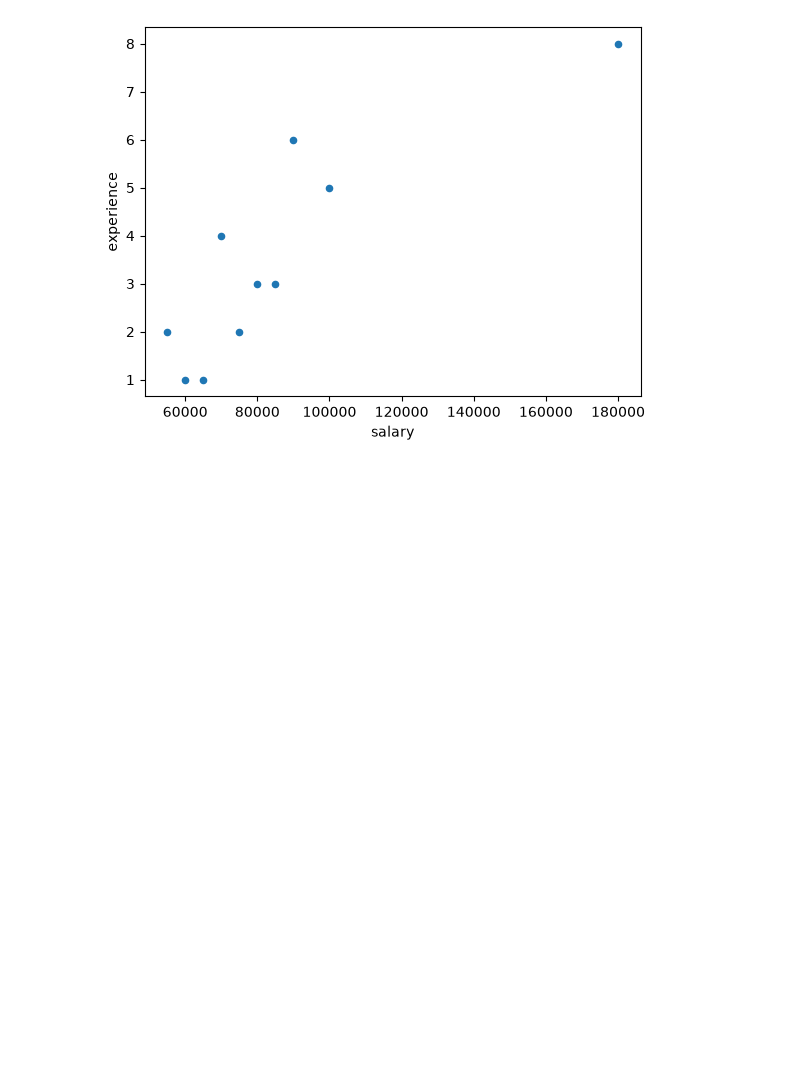
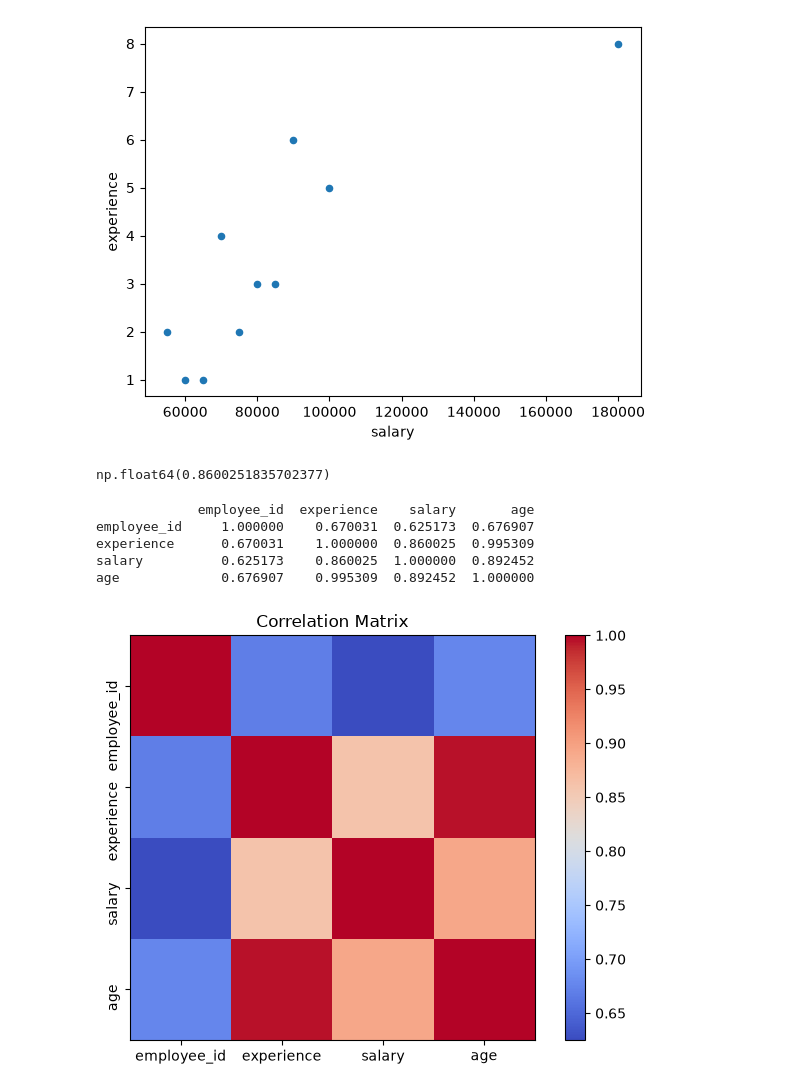
Before and after one commit to anhquang2605/Python-Learning, a Jupyter notebook: day 11.ipynb, the cells around one changed output. Drawn from its saved outputs; the diff is of its cells as text; code cells hidden in the pictures; blank space fills up the shorter version.

```diff
--- a/day 11.ipynb
+++ b/day 11.ipynb
@@ -94,3 +94,34 @@ df.plot(kind='scatter', x='salary', y='experience')
 # %% [output]
 <Axes: xlabel='salary', ylabel='experience'>
 [figure]
+# %%
+df['salary'].corr(df['experience'])
+# %% [output]
+np.float64(0.8600251835702377)
+# %%
+correlation_matrix = df.corr(numeric_only=True)
+print(correlation_matrix)
+# %% [output]
+             employee_id  experience    salary       age
+employee_id     1.000000    0.670031  0.625173  0.676907
+experience      0.670031    1.000000  0.860025  0.995309
+salary          0.625173    0.860025  1.000000  0.892452
+age             0.676907    0.995309  0.892452  1.000000
+# %%
+plt.imshow(correlation_matrix, cmap='coolwarm')
+plt.colorbar()
+plt.xticks(
+    range(len(correlation_matrix.columns)),
+    correlation_matrix.columns,
+)
+
+plt.yticks(
+    range(len(correlation_matrix.columns)),
+    correlation_matrix.columns,
+    rotation=90
+)
+
+plt.title('Correlation Matrix')
+plt.tight_layout()
+# %% [output]
+[figure, added]
```
Also changed, not shown: parts of 1 cell of this notebook, 2 other files.
